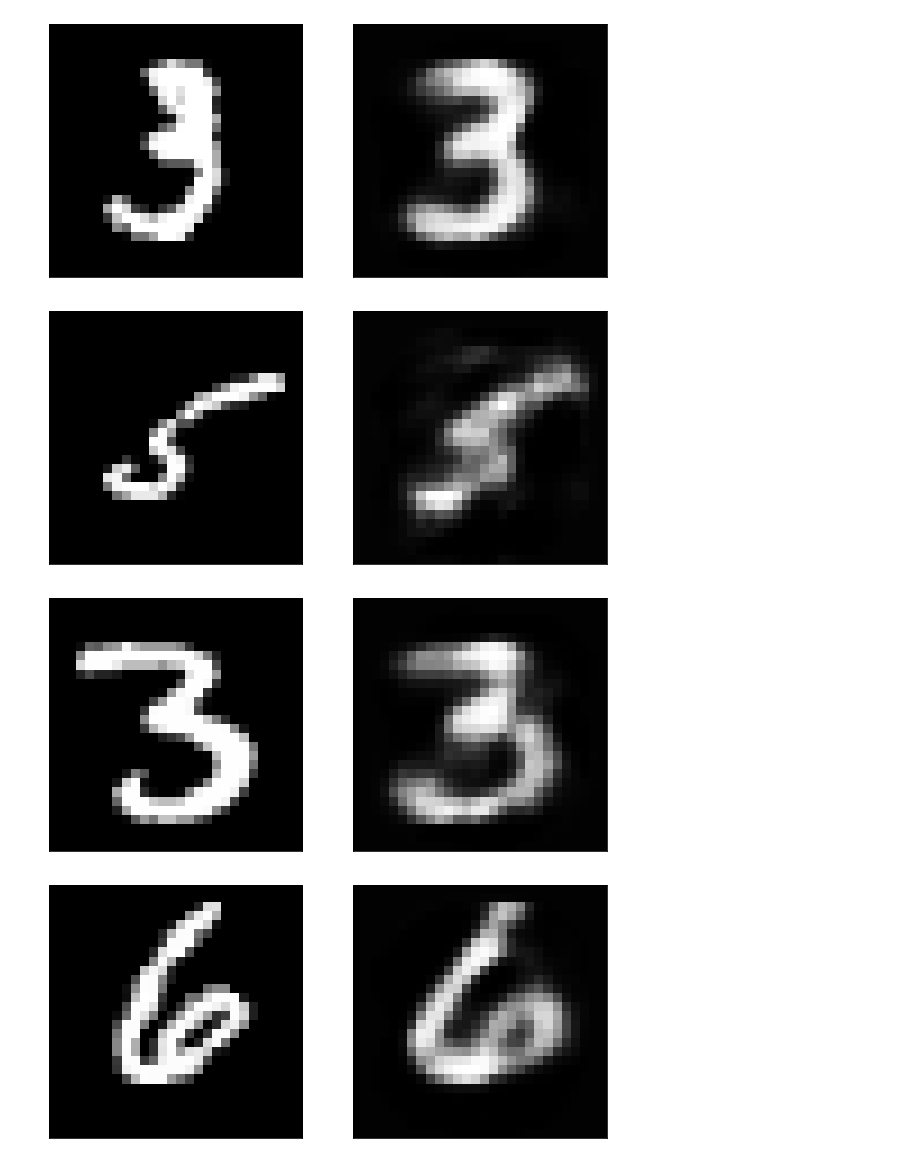
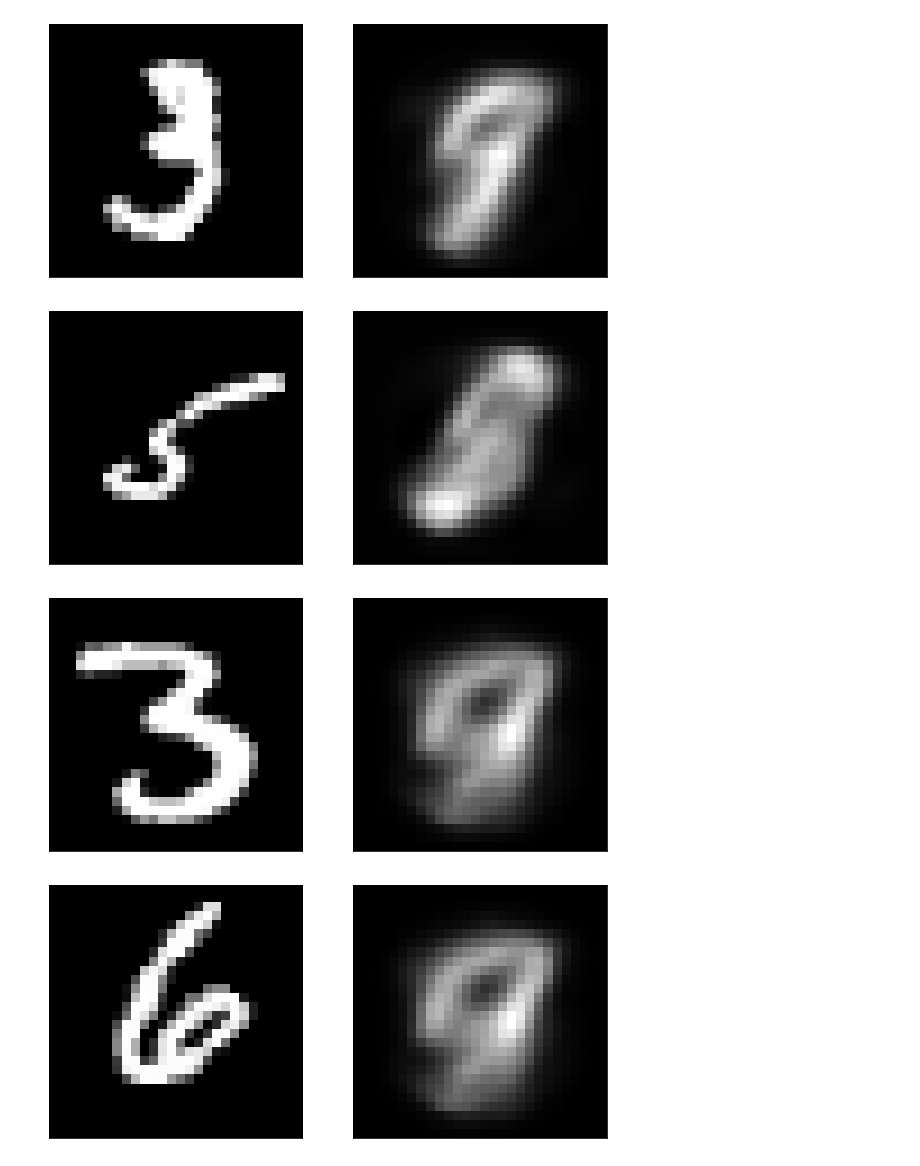
Before and after one commit to HRSAndrabi/autoencoder-compression-ratios, a Jupyter notebook: src/main.ipynb, the cells around one changed output. Saved outputs shown, nothing was run; the diff lists cells and outputs as text; code cells hidden in the pictures.

Commit message:
Estimate bias models.
Former-commit-id: adf48d1e9ba20a0591994eb68e870a7cc92df957

```diff
--- a/src/main.ipynb
+++ b/src/main.ipynb
@@ -328,6 +285,6 @@ Model saved to ./models/hl_32_bias.json.
 # %%
 model = AutoEncoder()
-model.load("./models/hl_32_bias.json")
+model.load("./models/scratch/hl_16_bias.json")
 for i in range(10, 20):
 	model.query(instance=x_train[i])
 # %% [output]
@@ -340,6 +299,6 @@ Hidden layer:   32 nodes
 Output layer:   784 nodes
 ========================================
-[figure, old version]
+[figure, new version]
-[figure, old version]
+[figure, new version]
-[figure, old version]
+[figure, new version]
-[figure, old version]
+[figure, new version]
```
Also changed, not shown: parts of 5 cells of this notebook, 8 other files.
